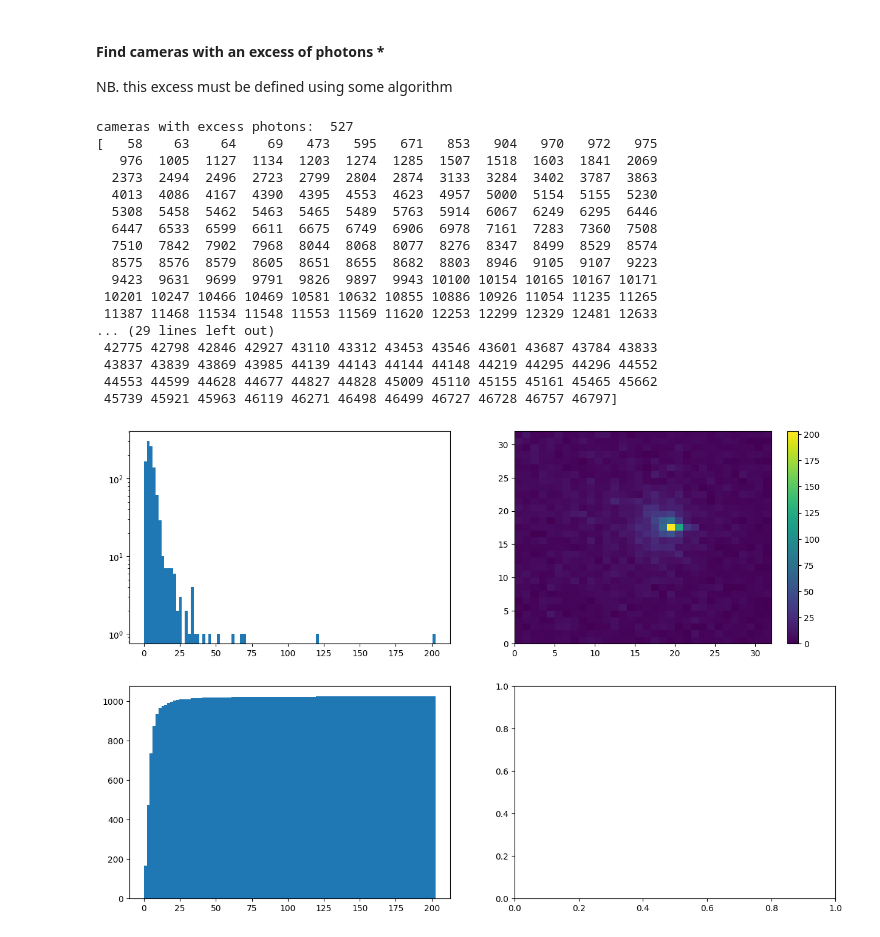
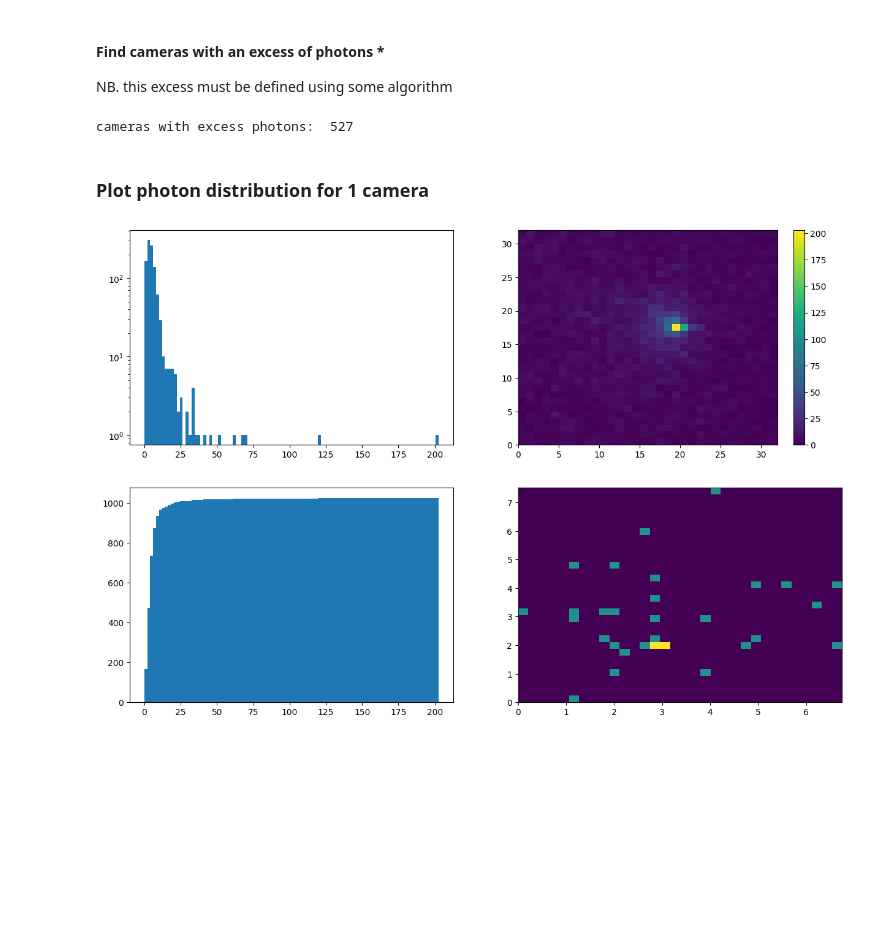
Before and after one commit to chiappo98/blinded_cameras, a Jupyter notebook: blinded clustering.ipynb, the cells around one changed output. Drawn from its saved outputs; the diff is of its cells as text; code cells hidden in the pictures; blank space fills up the shorter version.

```diff
--- a/blinded clustering.ipynb
+++ b/blinded clustering.ipynb
@@ -59,40 +60,28 @@ NB. this excess must be defined using some algorithm
 tw = np.where(data>50)
 blind_candidate = np.unique(tw[0])
 print('cameras with excess photons: ', blind_candidate.size)
-print(blind_candidate)
+#print(blind_candidate)
 # %% [output]
 cameras with excess photons:  527
-[   58    63    64    69   473   595   671   853   904   970   972   975
-   976  1005  1127  1134  1203  1274  1285  1507  1518  1603  1841  2069
-  2373  2494  2496  2723  2799  2804  2874  3133  3284  3402  3787  3863
-  4013  4086  4167  4390  4395  4553  4623  4957  5000  5154  5155  5230
-  5308  5458  5462  5463  5465  5489  5763  5914  6067  6249  6295  6446
-  6447  6533  6599  6611  6675  6749  6906  6978  7161  7283  7360  7508
-  7510  7842  7902  7968  8044  8068  8077  8276  8347  8499  8529  8574
-  8575  8576  8579  8605  8651  8655  8682  8803  8946  9105  9107  9223
-  9423  9631  9699  9791  9826  9897  9943 10100 10154 10165 10167 10171
- 10201 10247 10466 10469 10581 10632 10855 10886 10926 11054 11235 11265
- 11387 11468 11534 11548 11553 11569 11620 12253 12299 12329 12481 12633
-... (29 lines left out)
- 42775 42798 42846 42927 43110 43312 43453 43546 43601 43687 43784 43833
- 43837 43839 43869 43985 44139 44143 44144 44148 44219 44295 44296 44552
- 44553 44599 44628 44677 44827 44828 45009 45110 45155 45161 45465 45662
- 45739 45921 45963 46119 46271 46498 46499 46727 46728 46757 46797]
+# %% [markdown]
+### Plot photon distribution for 1 camera
 # %%
 data_num = 58
 
 fig, ax = plt.subplots(2,2)
 ax[0,0].hist(data[data_num],100)
 ax[0,0].set_yscale('log')
 
 camera = np.reshape(df.iloc[162].pixels, (32,32))
 cam = ax[0,1].pcolormesh(arr3d[data_num])
 plt.colorbar(cam)
 
 ax[1,0].hist(data[data_num], 100, cumulative=True)
 
+ax[1,1].hist2d(arr3d[data_num][0],arr3d[data_num][1],32)
+
 fig.set_figwidth(15)
 fig.set_figheight(10)
 # %% [output]
-[figure, old version]
+[figure, new version]
 # %% [markdown]
```
Also changed, not shown: parts of 8 cells of this notebook.
